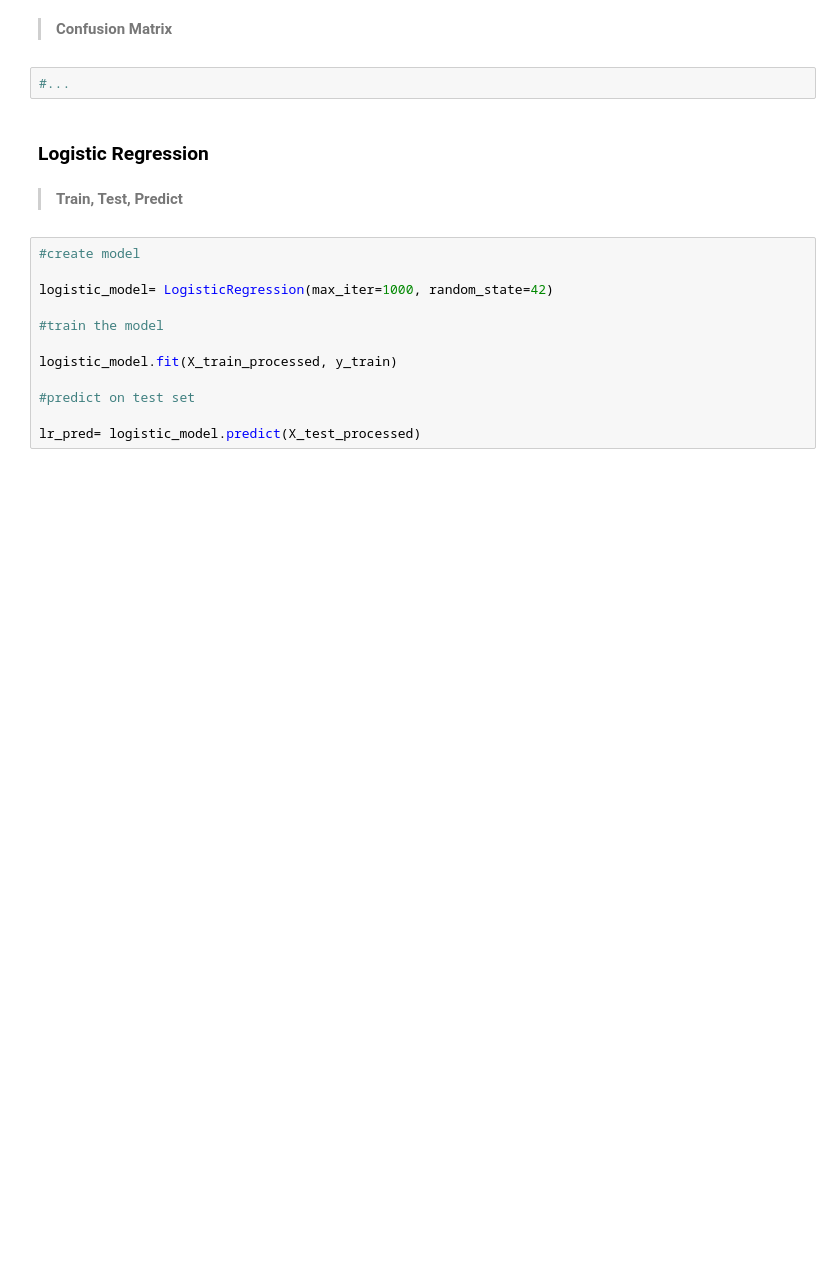
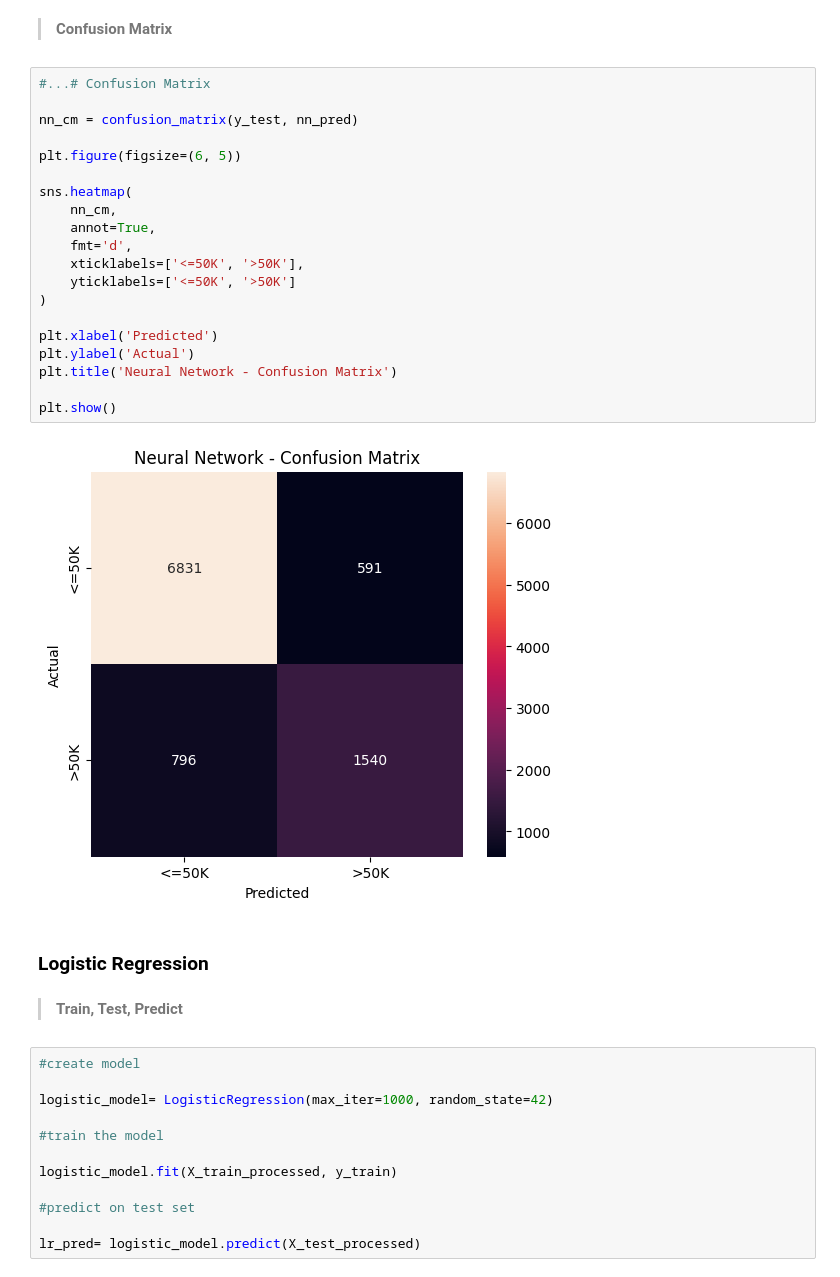
Before and after one commit to najahsadmim/adult-income-prediction, a Jupyter notebook: CSE422_GRP04_PROJECT.ipynb, the cells around one changed output. Cells and saved outputs as stored; diff of their text form; blank space fills up the shorter version.

```diff
--- a/CSE422_GRP04_PROJECT.ipynb
+++ b/CSE422_GRP04_PROJECT.ipynb
@@ -561,7 +656,27 @@ array([[ 0.10226472, -0.41999538, -0.1441952 , ...,  1.        ,
 # %% [markdown]
 > **Confusion Matrix**
-# %%
-#...
+# %%
+#...# Confusion Matrix
+
+nn_cm = confusion_matrix(y_test, nn_pred)
+
+plt.figure(figsize=(6, 5))
+
+sns.heatmap(
+    nn_cm,
+    annot=True,
+    fmt='d',
+    xticklabels=['<=50K', '>50K'],
+    yticklabels=['<=50K', '>50K']
+)
+
+plt.xlabel('Predicted')
+plt.ylabel('Actual')
+plt.title('Neural Network - Confusion Matrix')
+
+plt.show()
+# %% [output]
+[figure, added]
 # %% [markdown]
 ### **Logistic Regression**
 # %% [markdown]
```
Also changed, not shown: parts of 18 cells of this notebook.
